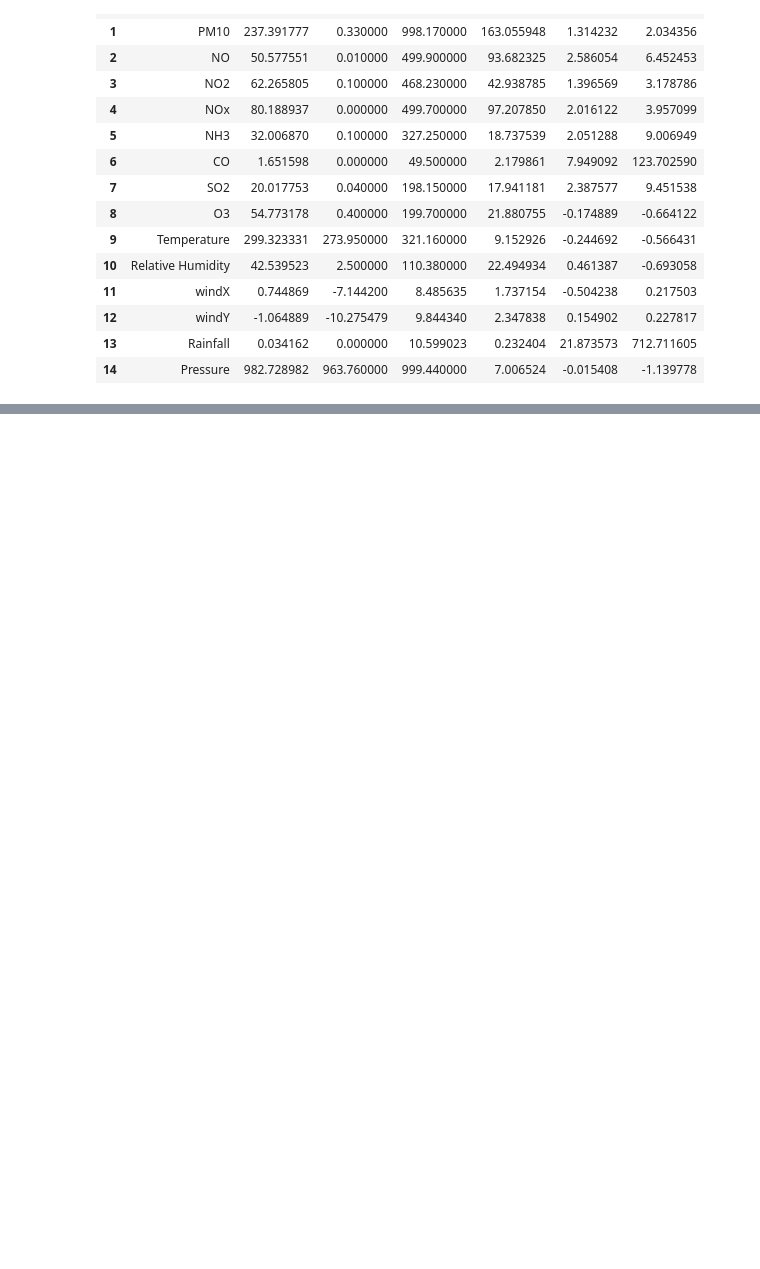
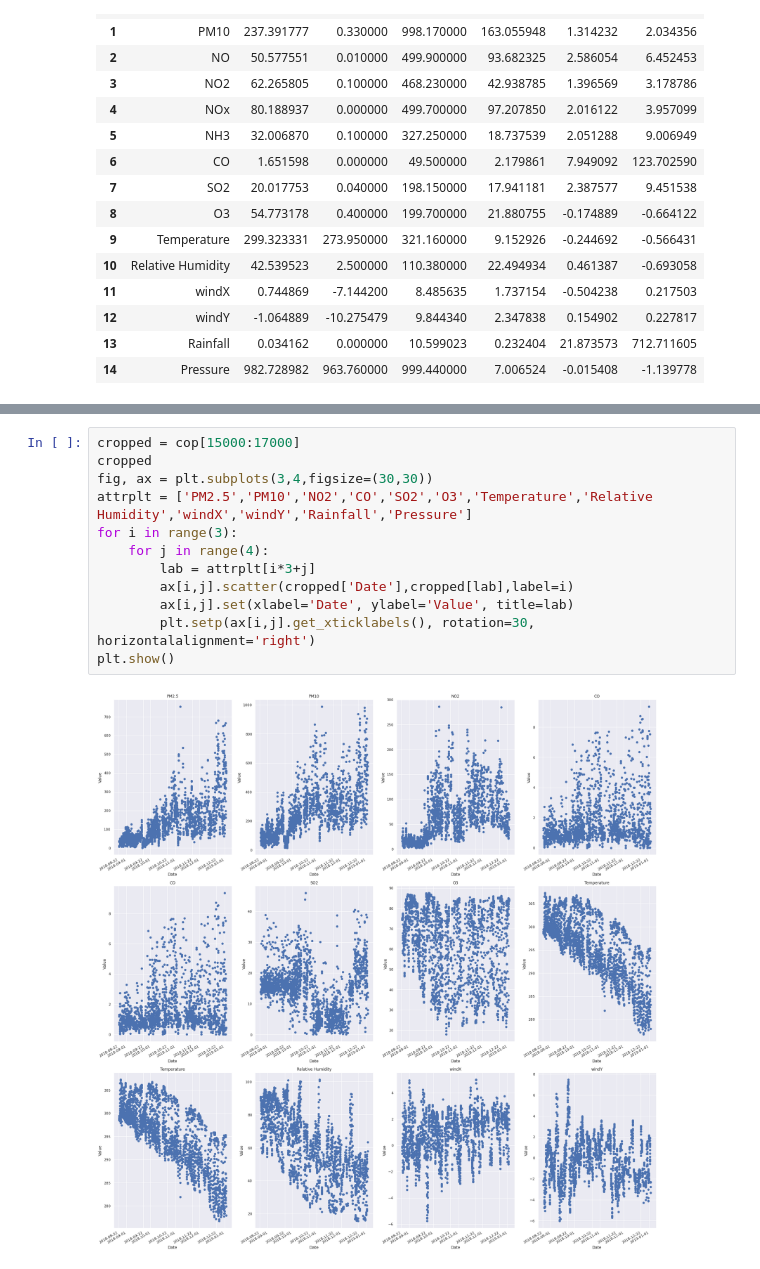
Before and after one commit to gupta-anmol/air-quality-prediction, a Jupyter notebook: main.ipynb, the cells around one changed output, grey strips where cells are left out. Drawn from its saved outputs; the diff is of its cells as text; blank space fills up the shorter version.

```diff
--- a/main.ipynb
+++ b/main.ipynb
@@ -292,0 +310,14 @@ print(featureScores.nlargest(15,'Score'))  #print 10 best features
+# %%
+cropped = cop[15000:17000]
+cropped
+fig, ax = plt.subplots(3,4,figsize=(30,30))
+attrplt = ['PM2.5','PM10','NO2','CO','SO2','O3','Temperature','Relative Humidity','windX','windY','Rainfall','Pressure']
+for i in range(3):
+    for j in range(4):
+        lab = attrplt[i*3+j]
+        ax[i,j].scatter(cropped['Date'],cropped[lab],label=i)
+        ax[i,j].set(xlabel='Date', ylabel='Value', title=lab)
+        plt.setp(ax[i,j].get_xticklabels(), rotation=30, horizontalalignment='right')
+plt.show()
+# %% [output]
+[figure, added]
```
Also changed, not shown: parts of 7 cells of this notebook.
